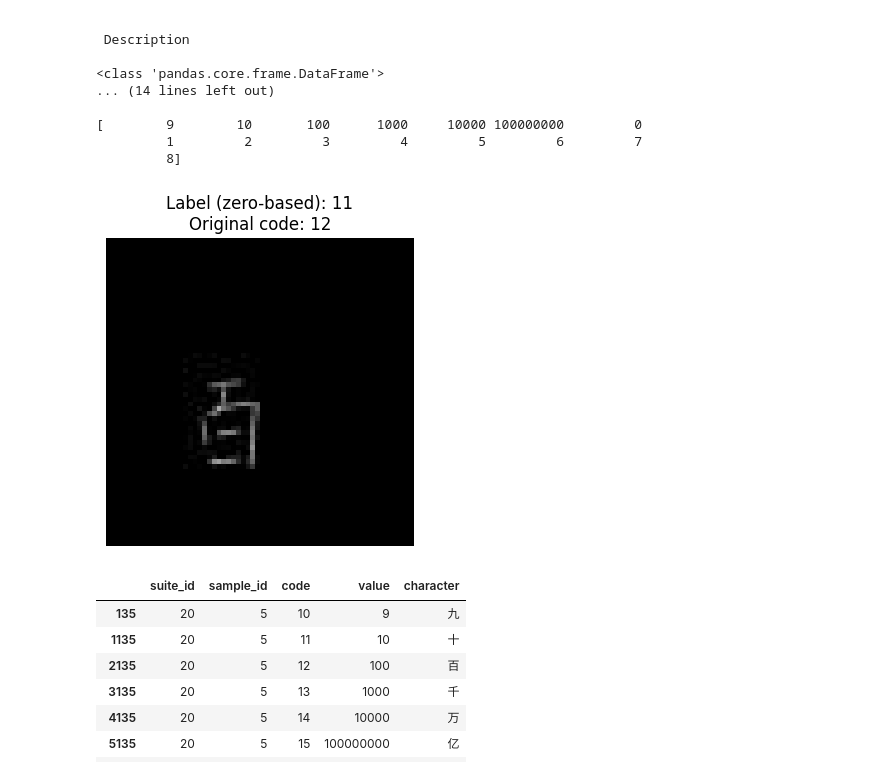
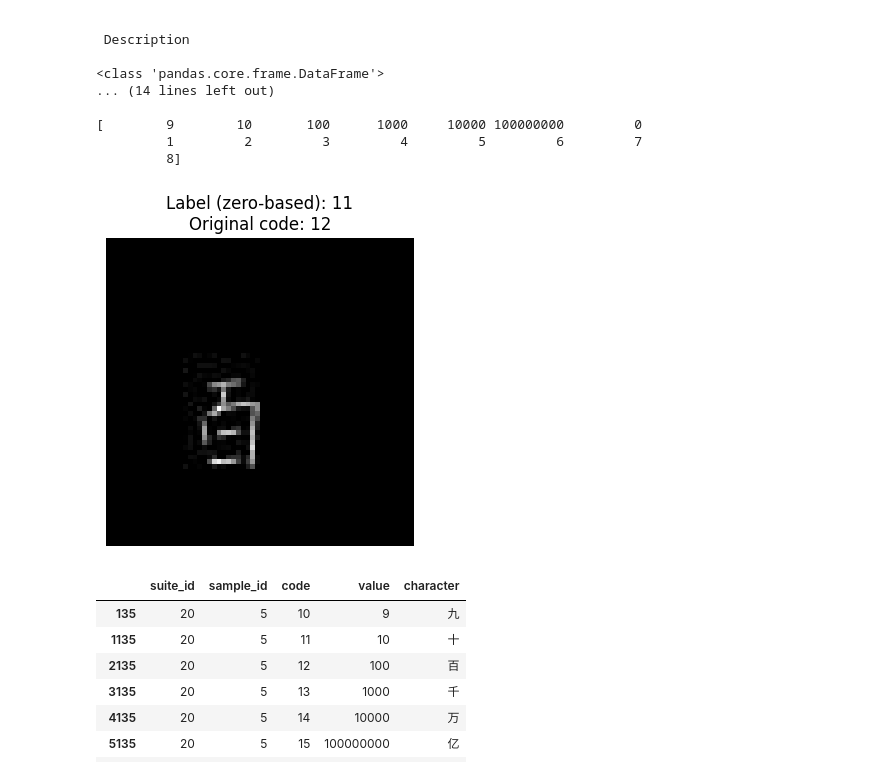
Before and after one commit to mdlab-um/MachineLearning, a Jupyter notebook: perceptron/perceptron_jian.ipynb, the cells around one changed output. Saved outputs shown, nothing was run; the diff lists cells and outputs as text; code cells hidden in the pictures.

```diff
--- a/perceptron/perceptron_jian.ipynb
+++ b/perceptron/perceptron_jian.ipynb
@@ -78,26 +79,29 @@ print(df['value'].unique())
          1         2         3         4         5         6         7
          8]
 # %%
+img_dir = os.path.join(path, "data/data/")
+dataset = ChineseNumbersDataset(df, img_dir, transform=transform)
+
 # pick any index you want to inspect
 idx = 2957
 
 image_tensor, label_tensor = dataset[idx]  # <-- uses __getitem__
 label = label_tensor
 img = image_tensor.clone()
 
 if image_tensor.ndim == 3:
     # img = img * std[:, None, None] + mean[:, None, None]  # unnormalize
     img = img.permute(1, 2, 0).cpu().numpy()  # (H, W, C)
 # else:
     # raise ValueError("Expected a 3D tensor (C, H, W)")
 
 plt.figure(figsize=(4, 4))
-plt.imshow(img.clip(0, 1))  # clip in case of slight float errors
+plt.imshow(img.clip(0, 1), cmap="gray")  # clip in case of slight float errors
 plt.axis("off")
 plt.title(f"Label (zero-based): {label}\nOriginal code: {label + 1}")
 plt.show()
 # %% [output]
-[figure, old version]
+[figure, new version]
 # %%
 df[(df['suite_id'] == 20) & (df['sample_id'] == 5)]
 # %% [output]
```
Also changed, not shown: parts of 5 cells of this notebook, 9 other files.
